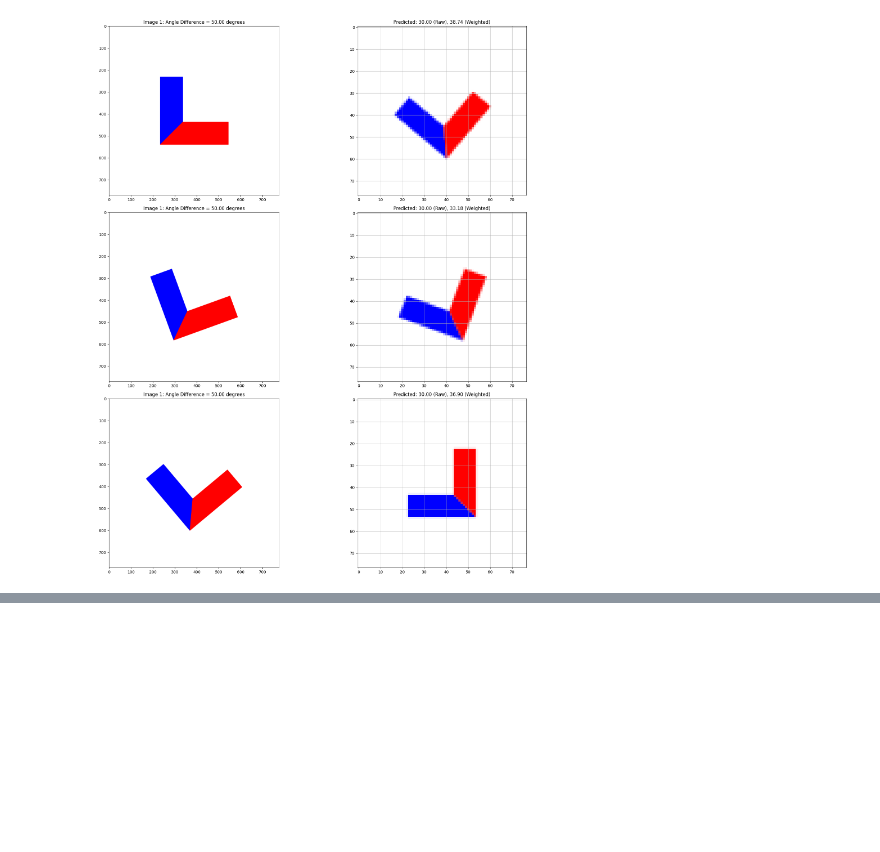
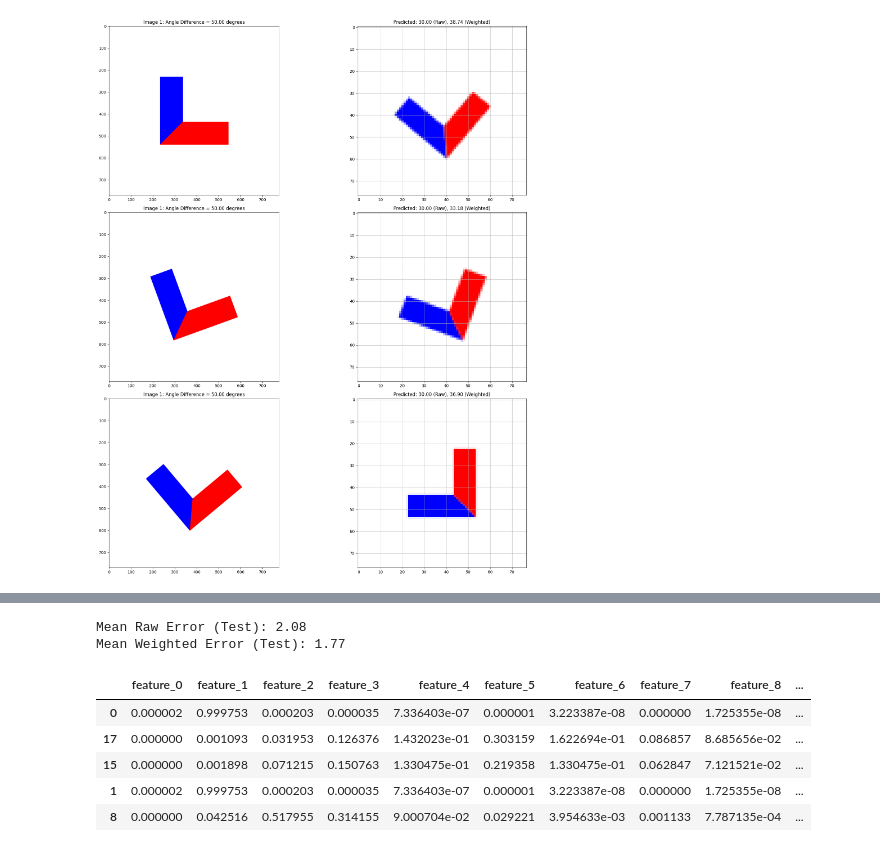
Before and after one commit to shure-dev/featurellm, a Jupyter notebook: sample.ipynb, the cells around one changed output, grey strips where cells are left out. Cells and saved outputs as stored; diff of their text form; code cells hidden in the pictures; blank space fills up the shorter version.

```diff
--- a/sample.ipynb
+++ b/sample.ipynb
@@ -770,0 +969,34 @@ Mean Weighted Error: 4.58
+# %%
+
+# # 平均誤差を計算して表示
+# mean_raw_error_train = calculate_mean_error(train_df.to_dict('records'), error_type='raw')
+# mean_weighted_error_train = calculate_mean_error(train_df.to_dict('records'), error_type='weighted')
+mean_raw_error_test = calculate_mean_error(test_df.to_dict('records'), error_type='raw')
+mean_weighted_error_test = calculate_mean_error(test_df.to_dict('records'), error_type='weighted')
+
+# print(f"Mean Raw Error (Train): {mean_raw_error_train:.2f}")
+# print(f"Mean Weighted Error (Train): {mean_weighted_error_train:.2f}")
+print(f"Mean Raw Error (Test): {mean_raw_error_test:.2f}")
+print(f"Mean Weighted Error (Test): {mean_weighted_error_test:.2f}")
+
+# 結果を可視化して評価 (テストデータを使用)
+# for result in test_df.to_dict('records'):
+#     line_length = result["label"]
+#     image_path = f"line_image_{int(line_length*10)}.png"
+#     image = Image.open(image_path)
+#     plt.imshow(image, cmap='gray')
+#     # plt.title(f"Line Length: {line_length:.2f} | Predicted: {result['predicted_length_score']} (Raw), {result['weighted_average_length_score']:.2f} (Weighted)")
+#     plt.axis('off')
+#     plt.show()
+# %% [output]
+Mean Raw Error (Test): 2.08
+Mean Weighted Error (Test): 1.77
+# %%
+test_df
+# %% [output]
+|  | feature_0 | feature_1 | feature_2 | feature_3 | feature_4 | feature_5 | feature_6 | feature_7 | feature_8 | ... |
+| 0 | 0.000002 | 0.999753 | 0.000203 | 0.000035 | 7.336403e-07 | 0.000001 | 3.223387e-08 | 0.000000 | 1.725355e-08 | ... |
+| 17 | 0.000000 | 0.001093 | 0.031953 | 0.126376 | 1.432023e-01 | 0.303159 | 1.622694e-01 | 0.086857 | 8.685656e-02 | ... |
+| 15 | 0.000000 | 0.001898 | 0.071215 | 0.150763 | 1.330475e-01 | 0.219358 | 1.330475e-01 | 0.062847 | 7.121521e-02 | ... |
+| 1 | 0.000002 | 0.999753 | 0.000203 | 0.000035 | 7.336403e-07 | 0.000001 | 3.223387e-08 | 0.000000 | 1.725355e-08 | ... |
+| 8 | 0.000000 | 0.042516 | 0.517955 | 0.314155 | 9.000704e-02 | 0.029221 | 3.954633e-03 | 0.001133 | 7.787135e-04 | ... |
```
Also changed, not shown: parts of 8 cells of this notebook.
